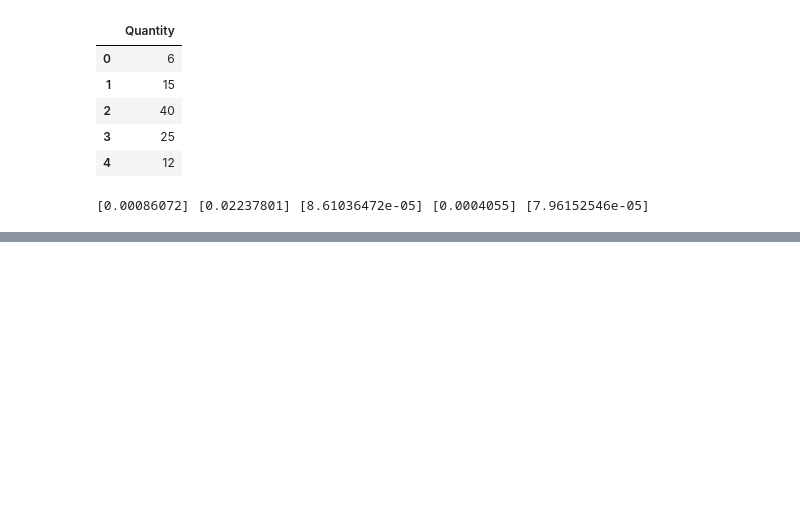
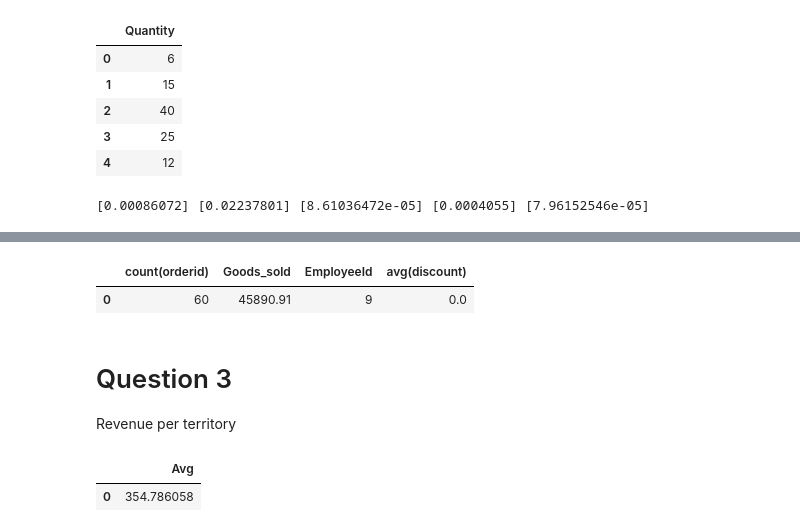
Before and after one commit to AnnikaNoren/dsc-mod-3-project-online-ds-pt-071519, a Jupyter notebook: Project.ipynb, the cells around one changed output, grey strips where cells are left out. Drawn from its saved outputs; the diff is of its cells as text; code cells hidden in the pictures; blank space fills up the shorter version.

```diff
--- a/Project.ipynb
+++ b/Project.ipynb
@@ -682,0 +777,58 @@ print(p1,p2,p3,p4,p5)
+# %%
+c.execute("""SELECT count(orderid),SUM(unitPrice * quantity) AS Goods_sold,employeeId, avg(discount)
+             FROM orderdetail
+             JOIN 'order' as o
+             ON orderdetail.orderid = o.id
+             WHERE employeeID=9 and discount = 0
+             ;""")
+
+
+df = pd.DataFrame(c.fetchall())
+df.columns = [x[0] for x in c.description]
+df
+# %% [output]
+|  | count(orderid) | Goods_sold | EmployeeId | avg(discount) |
+| 0 | 60 | 45890.91 | 9 | 0.0 |
+# %% [markdown]
+# Question 3
+Revenue per territory
+# %%
+#Look at the territory database
+# 4 regions
+# c.execute("""SELECT territorydescription, regionid
+#              FROM 'territory'
+#              ORDER BY regionid
+#              ;""")
+
+# Customer Data - 6 customer bases
+# c.execute("""SELECT companyname, city, region, country
+#              FROM 'customer'
+#              ORDER BY region
+#              ;""")
+
+# customerid = BSBEV
+# c.execute("""SELECT *
+#              FROM 'order'
+#              ORDER BY shipregion
+#              ;""")
+
+
+#id = AROUT, BSBEV
+# 7 distinct customers in British Isles
+c.execute("""SELECT sum(quantity * unitprice) / count(companyname) AS Avg
+             FROM 'customer' AS c
+             JOIN 'order' AS o
+             ON c.id = o.customerid
+             JOIN 'orderdetail' as od
+             ON o.id = od.orderid
+             WHERE region = "Southern Europe"
+             ;""")
+
+
+
+df_terr = pd.DataFrame(c.fetchall())
+df_terr.columns = [x[0] for x in c.description]
+df_terr
+# %% [output]
+|  | Avg |
+| 0 | 354.786058 |
```
Also changed, not shown: parts of 21 cells of this notebook.
